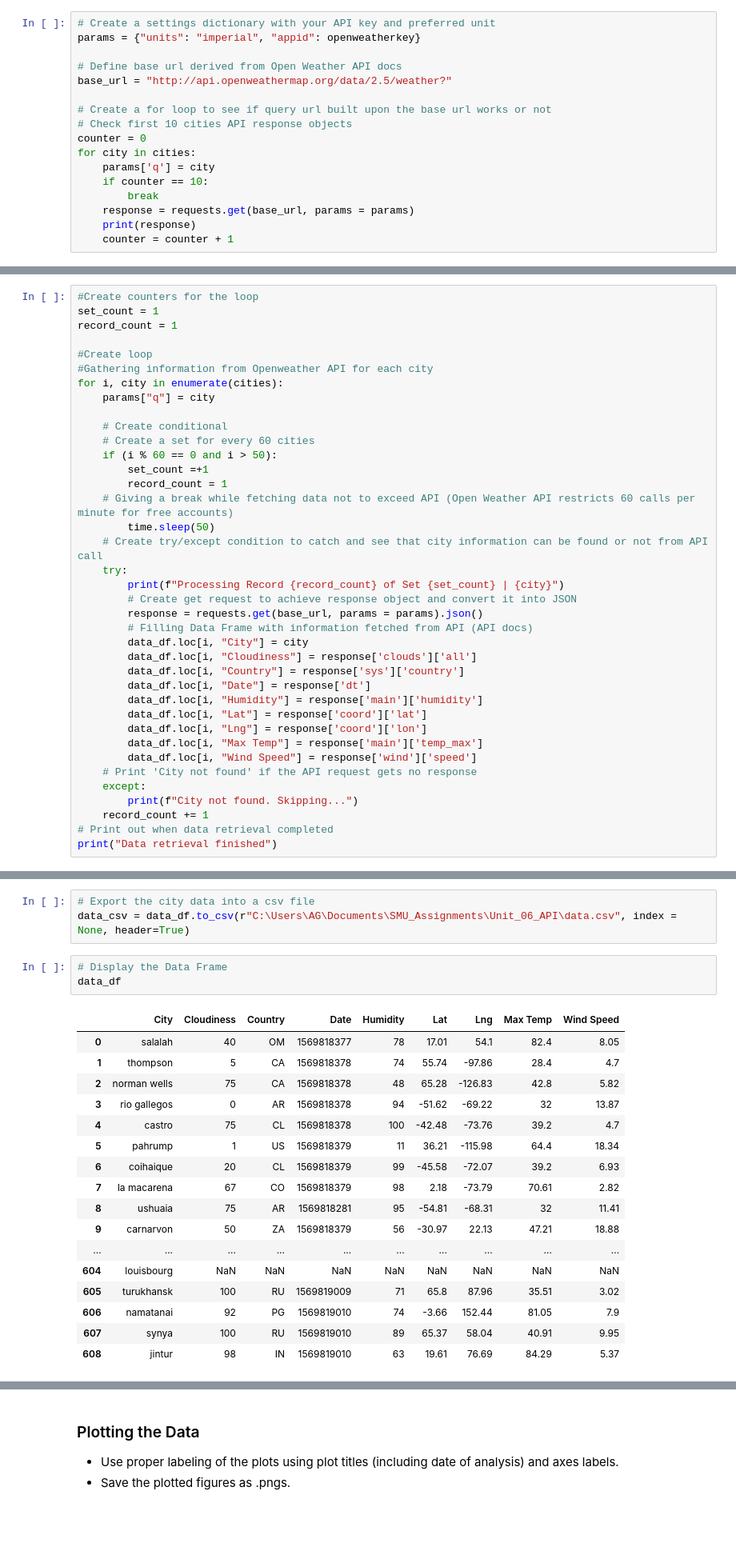
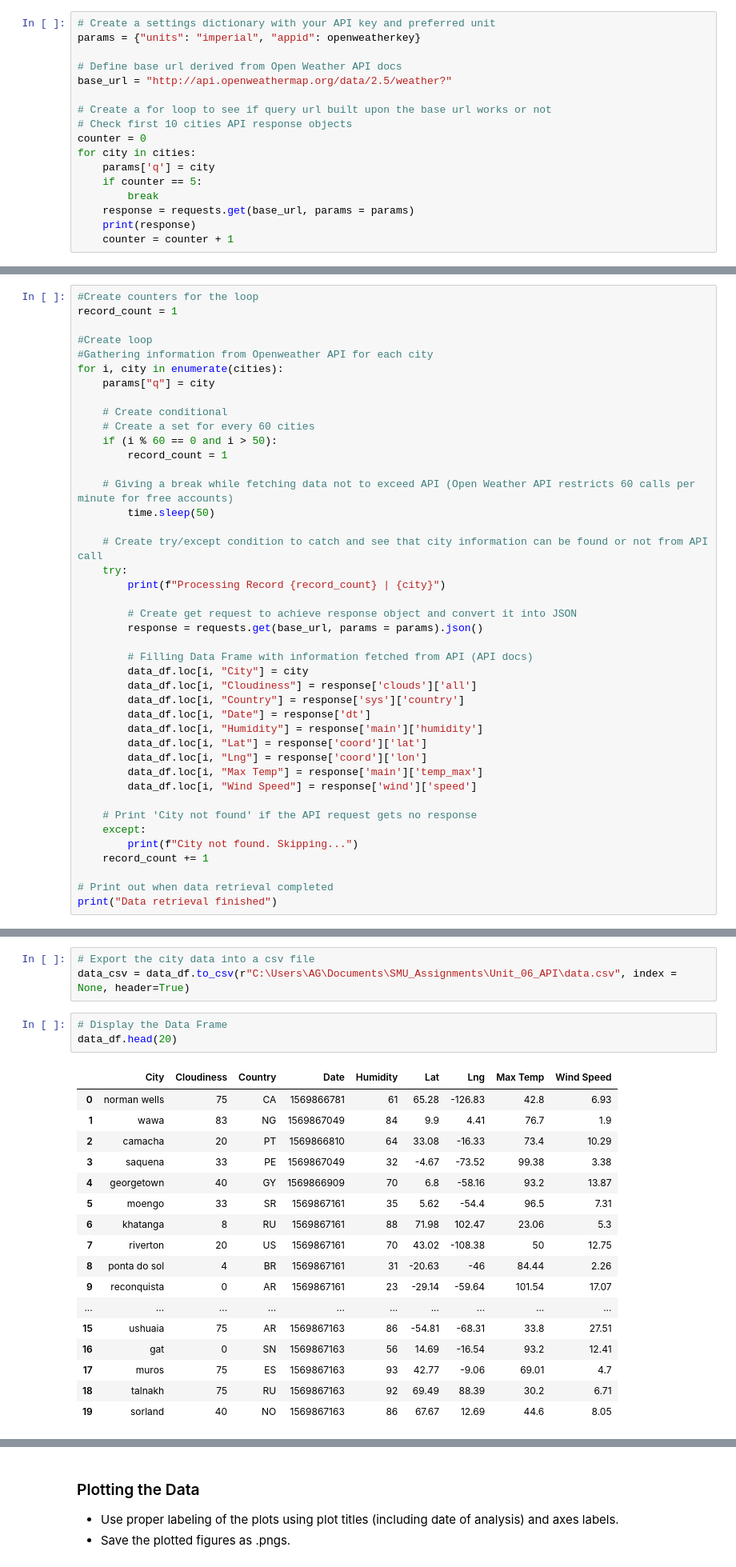
Before and after one commit to ahmedgurbuz/SMU_Assignments, a Jupyter notebook: Unit_06_API/WeatherPy.ipynb, the cells around one changed output, grey strips where cells are left out. Shown at 80% size. Cells and saved outputs as stored; diff of their text form; blank space fills up the shorter version.

```diff
--- a/Unit_06_API/WeatherPy.ipynb
+++ b/Unit_06_API/WeatherPy.ipynb
@@ -72,7 +72,7 @@ base_url = "http://api.openweathermap.org/data/2.5/weather?"
 counter = 0
 for city in cities:
     params['q'] = city
-    if counter == 10:
+    if counter == 5:
         break
     response = requests.get(base_url, params = params)
     print(response)
@@ -93,7 +88,6 @@ for city in cities:
 data_df = pd.DataFrame(columns=['City','Cloudiness','Country','Date','Humidity','Lat','Lng', 'Max Temp', 'Wind Speed'])
 # %%
 #Create counters for the loop
-set_count = 1
 record_count = 1
 
 #Create loop
@@ -104,15 +98,18 @@ for i, city in enumerate(cities):
     # Create conditional
     # Create a set for every 60 cities
     if (i % 60 == 0 and i > 50):
-        set_count =+1
         record_count = 1
+
     # Giving a break while fetching data not to exceed API (Open Weather API restricts 60 calls per minute for free accounts)
         time.sleep(50)
+
     # Create try/except condition to catch and see that city information can be found or not from API call
     try:
-        print(f"Processing Record {record_count} of Set {set_count} | {city}")
+        print(f"Processing Record {record_count} | {city}")
+
         # Create get request to achieve response object and convert it into JSON
         response = requests.get(base_url, params = params).json()
+
         # Filling Data Frame with information fetched from API (API docs)
         data_df.loc[i, "City"] = city
         data_df.loc[i, "Cloudiness"] = response['clouds']['all']
@@ -123,10 +120,12 @@ for i, city in enumerate(cities):
         data_df.loc[i, "Lng"] = response['coord']['lon']
         data_df.loc[i, "Max Temp"] = response['main']['temp_max']
         data_df.loc[i, "Wind Speed"] = response['wind']['speed']
+
     # Print 'City not found' if the API request gets no response
     except:
         print(f"City not found. Skipping...")
     record_count += 1
+
 # Print out when data retrieval completed
 print("Data retrieval finished")
 # %% [output]
@@ -156,22 +155,22 @@ Data retrieval finished
 data_csv = data_df.to_csv(r"C:\Users\AG\Documents\SMU_Assignments\Unit_06_API\data.csv", index = None, header=True)
 # %%
 # Display the Data Frame
-data_df
+data_df.head(20)
 # %% [output]
 |  | City | Cloudiness | Country | Date | Humidity | Lat | Lng | Max Temp | Wind Speed |
-| 0 | salalah | 40 | OM | 1569818377 | 78 | 17.01 | 54.1 | 82.4 | 8.05 |
-| 1 | thompson | 5 | CA | 1569818378 | 74 | 55.74 | -97.86 | 28.4 | 4.7 |
-| 2 | norman wells | 75 | CA | 1569818378 | 48 | 65.28 | -126.83 | 42.8 | 5.82 |
-| 3 | rio gallegos | 0 | AR | 1569818378 | 94 | -51.62 | -69.22 | 32 | 13.87 |
-| 4 | castro | 75 | CL | 1569818378 | 100 | -42.48 | -73.76 | 39.2 | 4.7 |
-| 5 | pahrump | 1 | US | 1569818379 | 11 | 36.21 | -115.98 | 64.4 | 18.34 |
-| 6 | coihaique | 20 | CL | 1569818379 | 99 | -45.58 | -72.07 | 39.2 | 6.93 |
-| 7 | la macarena | 67 | CO | 1569818379 | 98 | 2.18 | -73.79 | 70.61 | 2.82 |
-| 8 | ushuaia | 75 | AR | 1569818281 | 95 | -54.81 | -68.31 | 32 | 11.41 |
-| 9 | carnarvon | 50 | ZA | 1569818379 | 56 | -30.97 | 22.13 | 47.21 | 18.88 |
+| 0 | norman wells | 75 | CA | 1569866781 | 61 | 65.28 | -126.83 | 42.8 | 6.93 |
+| 1 | wawa | 83 | NG | 1569867049 | 84 | 9.9 | 4.41 | 76.7 | 1.9 |
+| 2 | camacha | 20 | PT | 1569866810 | 64 | 33.08 | -16.33 | 73.4 | 10.29 |
+| 3 | saquena | 33 | PE | 1569867049 | 32 | -4.67 | -73.52 | 99.38 | 3.38 |
+| 4 | georgetown | 40 | GY | 1569866909 | 70 | 6.8 | -58.16 | 93.2 | 13.87 |
+| 5 | moengo | 33 | SR | 1569867161 | 35 | 5.62 | -54.4 | 96.5 | 7.31 |
+| 6 | khatanga | 8 | RU | 1569867161 | 88 | 71.98 | 102.47 | 23.06 | 5.3 |
+| 7 | riverton | 20 | US | 1569867161 | 70 | 43.02 | -108.38 | 50 | 12.75 |
+| 8 | ponta do sol | 4 | BR | 1569867161 | 31 | -20.63 | -46 | 84.44 | 2.26 |
+| 9 | reconquista | 0 | AR | 1569867161 | 23 | -29.14 | -59.64 | 101.54 | 17.07 |
 | ... | ... | ... | ... | ... | ... | ... | ... | ... | ... |
-| 604 | louisbourg | NaN | NaN | NaN | NaN | NaN | NaN | NaN | NaN |
-| 605 | turukhansk | 100 | RU | 1569819009 | 71 | 65.8 | 87.96 | 35.51 | 3.02 |
-| 606 | namatanai | 92 | PG | 1569819010 | 74 | -3.66 | 152.44 | 81.05 | 7.9 |
-| 607 | synya | 100 | RU | 1569819010 | 89 | 65.37 | 58.04 | 40.91 | 9.95 |
-| 608 | jintur | 98 | IN | 1569819010 | 63 | 19.61 | 76.69 | 84.29 | 5.37 |
+| 15 | ushuaia | 75 | AR | 1569867163 | 86 | -54.81 | -68.31 | 33.8 | 27.51 |
+| 16 | gat | 0 | SN | 1569867163 | 56 | 14.69 | -16.54 | 93.2 | 12.41 |
+| 17 | muros | 75 | ES | 1569867163 | 93 | 42.77 | -9.06 | 69.01 | 4.7 |
+| 18 | talnakh | 75 | RU | 1569867163 | 92 | 69.49 | 88.39 | 30.2 | 6.71 |
+| 19 | sorland | 40 | NO | 1569867163 | 86 | 67.67 | 12.69 | 44.6 | 8.05 |
```
Also changed, not shown: parts of 9 cells of this notebook.
